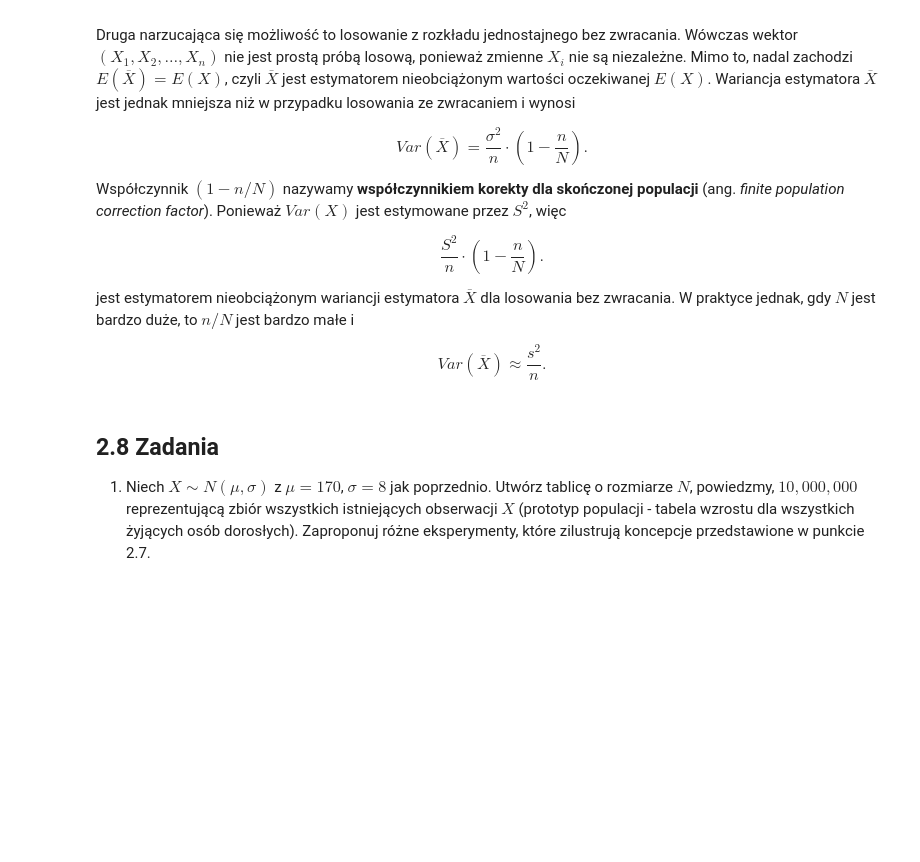
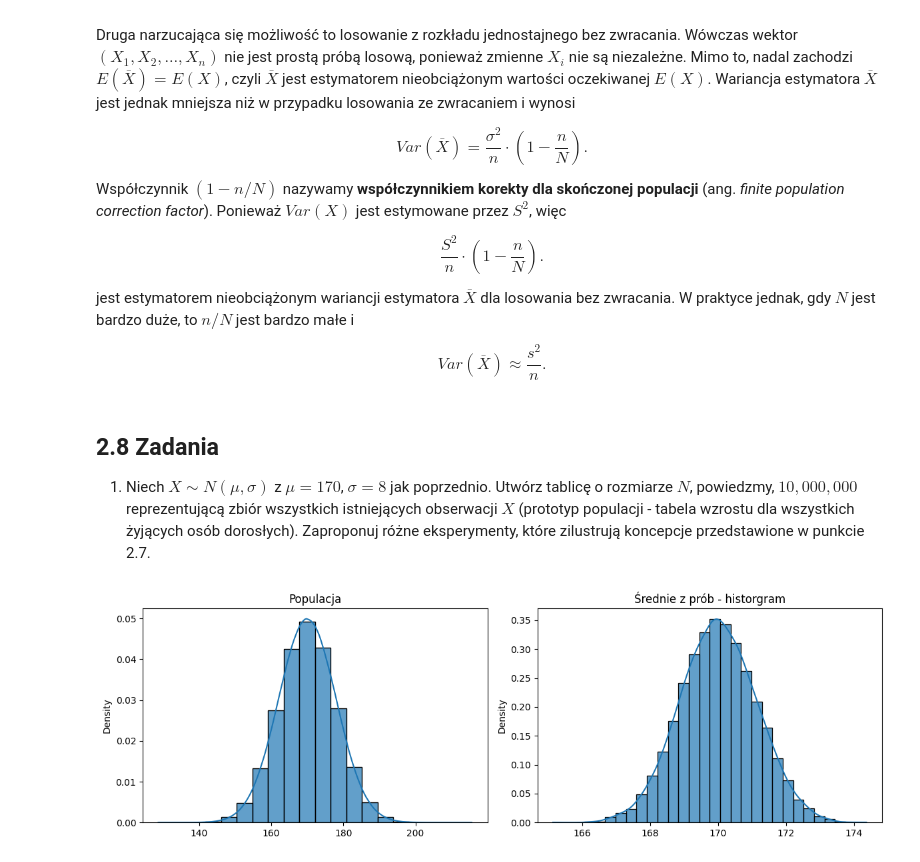
Before and after one commit to zosiawidawska/Pliki, a Jupyter notebook: lab_2.ipynb, the cells around one changed output. Drawn from its saved outputs; the diff is of its cells as text; code cells hidden in the pictures; blank space fills up the shorter version.

```diff
--- a/lab_2.ipynb
+++ b/lab_2.ipynb
@@ -325,3 +343,25 @@ Var(\overline{X}) \approx \frac{s^2}{n}.
 ## 2.8 Zadania
 
 1. Niech $X\sim N(\mu, \sigma)$ z $\mu=170$, $\sigma=8$ jak poprzednio. Utwórz tablicę o rozmiarze $N$, powiedzmy, $10,000,000$ reprezentującą zbiór wszystkich istniejących obserwacji $X$ (prototyp populacji - tabela wzrostu dla wszystkich żyjących osób dorosłych). Zaproponuj różne eksperymenty, które zilustrują koncepcje przedstawione w punkcie 2.7.
+# %%
+mu, sigma = 170, 8
+N_population = 10000000
+X_population = np.random.normal(mu, sigma, size=N_population)
+N = 10000
+n = 50
+
+X_sample = np.random.choice(X_population, size=(N, n))
+
+Xbar = X_sample.mean(axis=1)
+
+fig, axes = plt.subplots(1, 2, figsize=(12, 4))
+sns.histplot(X_population, bins=20, kde=True, stat="density", alpha=.7, ax=axes[0])
+axes[0].set_title("Populacja")
+
+sns.histplot(Xbar, bins=30, kde=True, stat="density", alpha=.7, ax=axes[1])
+axes[1].set_title("Średnie z prób - historgram")
+
+plt.tight_layout()
+plt.show()
+# %% [output]
+[figure, added]
```
Also changed, not shown: parts of 8 cells of this notebook.
